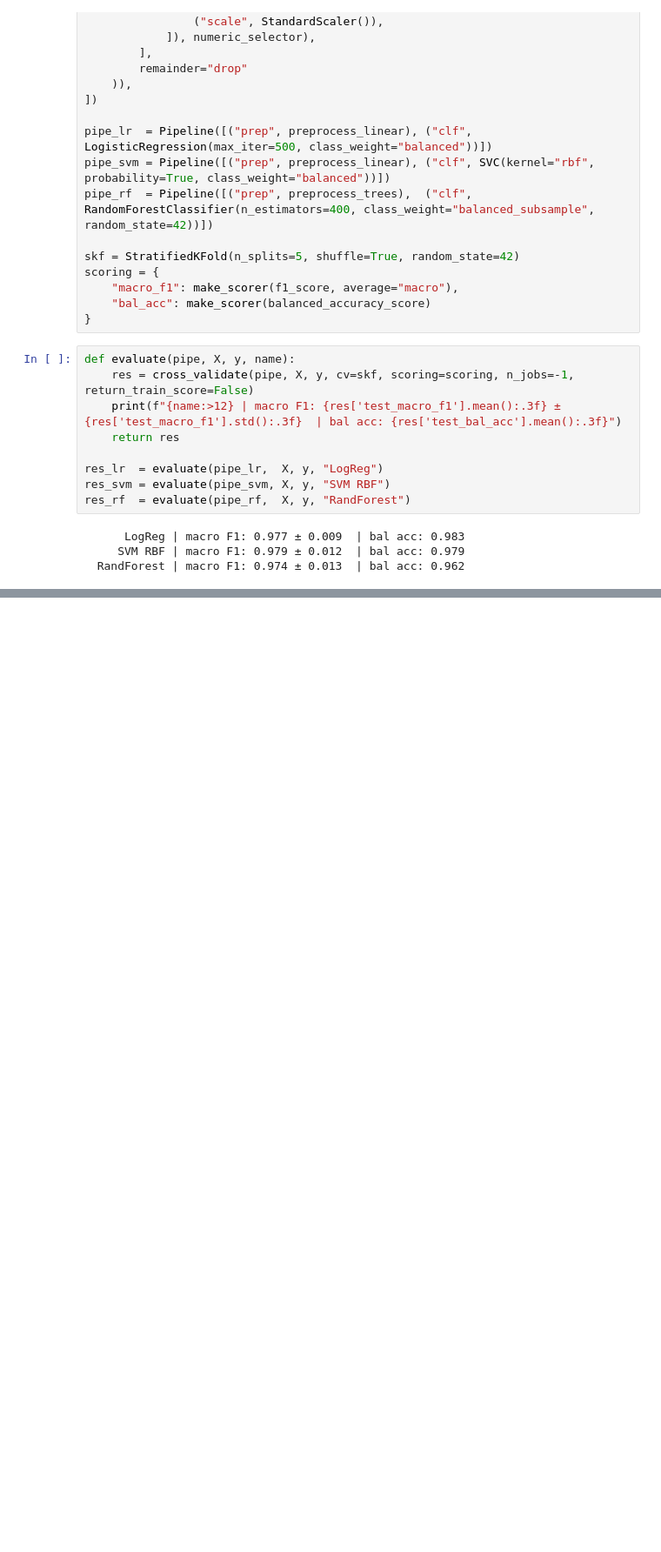
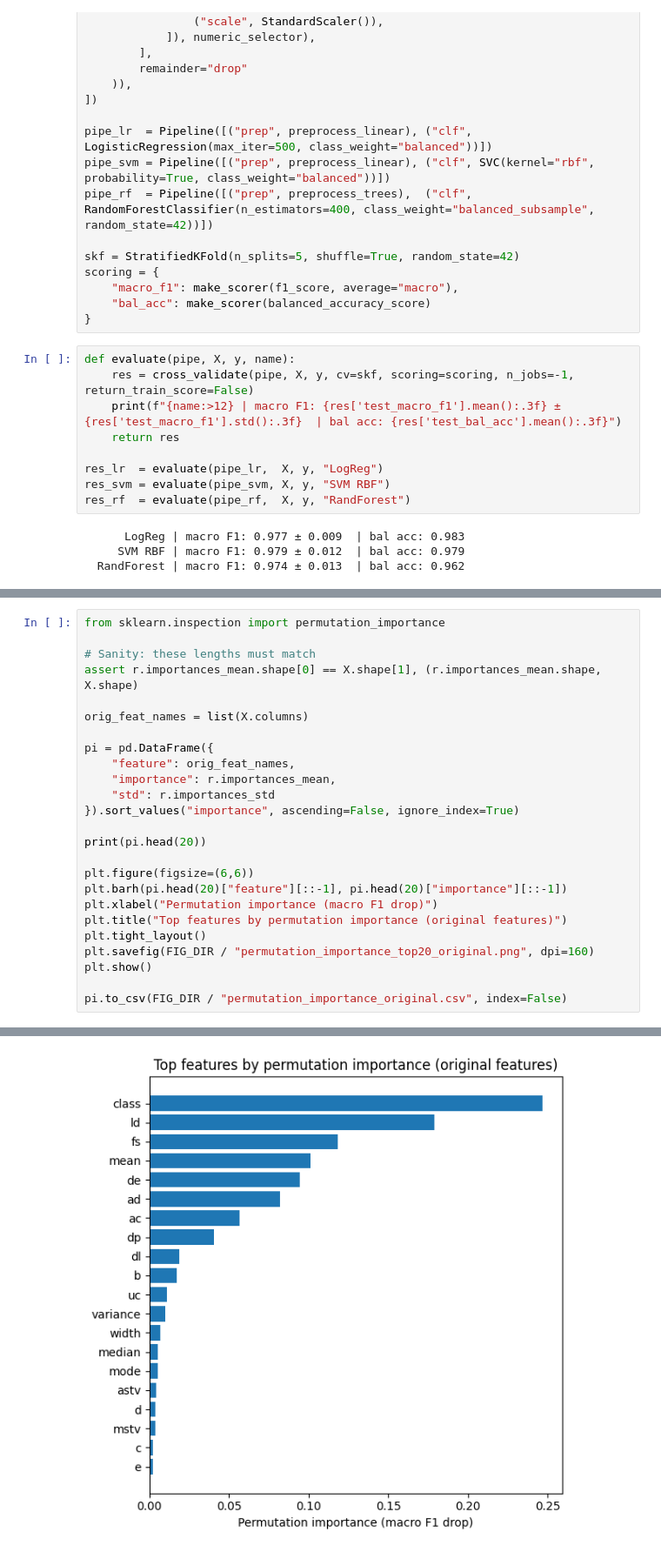
Before and after one commit to Jess1745/cardiotocography-project-, a Jupyter notebook: src/features.ipynb, the cells around one changed output, grey strips where cells are left out. Shown at 87% size. Cells and saved outputs as stored; diff of their text form; blank space fills up the shorter version.

```diff
--- a/src/features.ipynb
+++ b/src/features.ipynb
@@ -159,0 +415,26 @@ Pipeline(steps=[('prep',
+# %%
+from sklearn.inspection import permutation_importance
+
+# Sanity: these lengths must match
+assert r.importances_mean.shape[0] == X.shape[1], (r.importances_mean.shape, X.shape)
+
+orig_feat_names = list(X.columns)
+
+pi = pd.DataFrame({
+    "feature": orig_feat_names,
+    "importance": r.importances_mean,
+    "std": r.importances_std
+}).sort_values("importance", ascending=False, ignore_index=True)
+
+print(pi.head(20))
+
+plt.figure(figsize=(6,6))
+plt.barh(pi.head(20)["feature"][::-1], pi.head(20)["importance"][::-1])
+plt.xlabel("Permutation importance (macro F1 drop)")
+plt.title("Top features by permutation importance (original features)")
+plt.tight_layout()
+plt.savefig(FIG_DIR / "permutation_importance_top20_original.png", dpi=160)
+plt.show()
+
+pi.to_csv(FIG_DIR / "permutation_importance_original.csv", index=False)
+# %% [output]
@@ -159,0 +458 @@ Pipeline(steps=[('prep',
+[figure, added]
```
Also changed, not shown: parts of 9 cells of this notebook.
